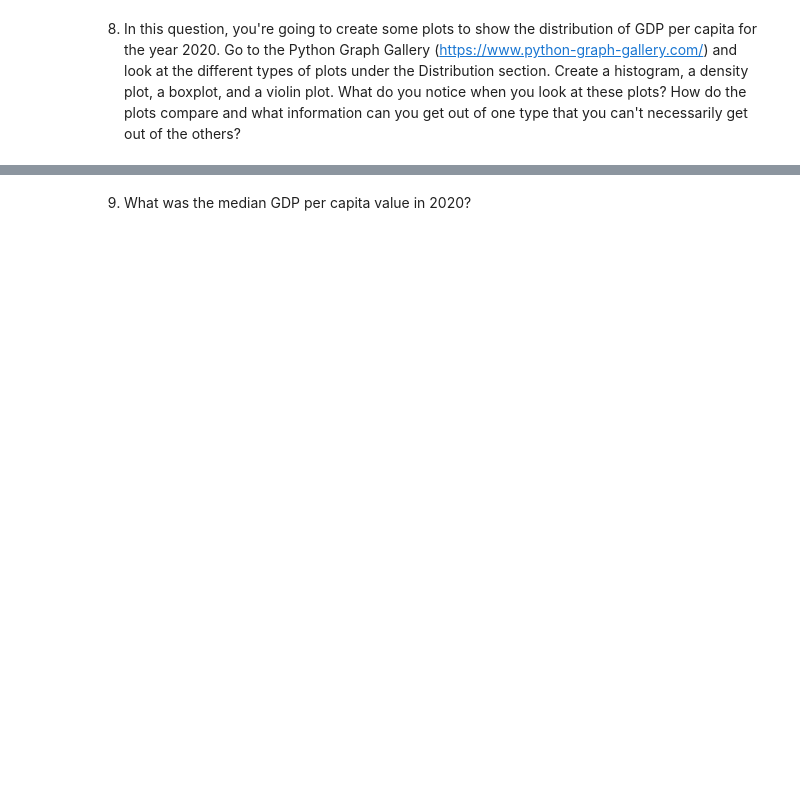
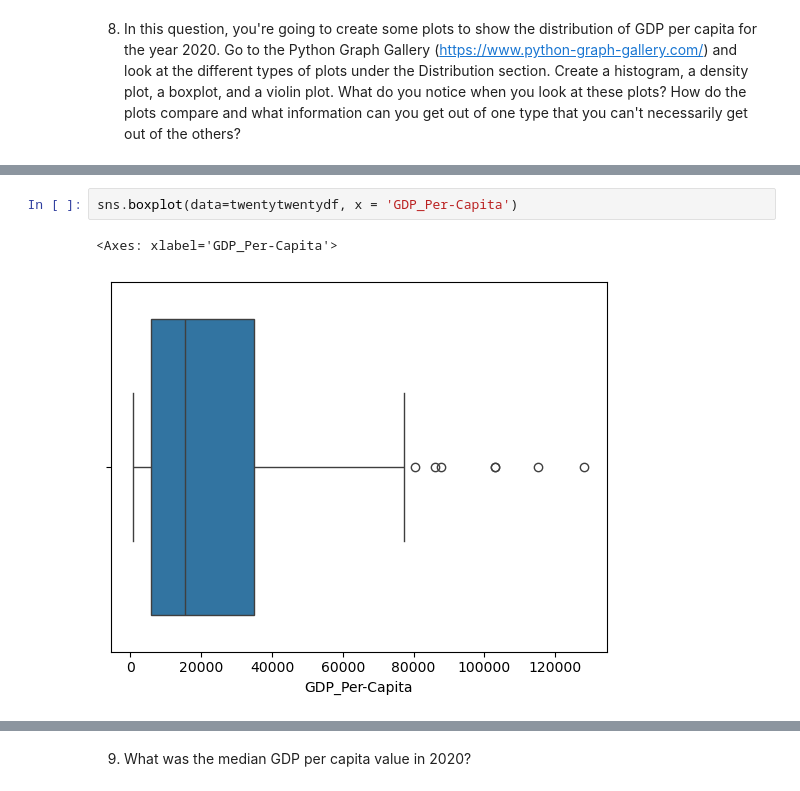
Before and after one commit to NSS-Data-Analytics-Cohort-14/gdp-and-internet-usage-jmo703, a Jupyter notebook: notebooks/python_project.ipynb, the cells around one changed output, grey strips where cells are left out. Saved outputs shown, nothing was run; the diff lists cells and outputs as text; blank space fills up the shorter version.

```diff
--- a/notebooks/python_project.ipynb
+++ b/notebooks/python_project.ipynb
@@ -86,0 +124,5 @@ AttributeError: module 'seaborn' has no attribute 'gdp_df'
+# %%
+sns.boxplot(data=twentytwentydf, x = 'GDP_Per-Capita')
+# %% [output]
+<Axes: xlabel='GDP_Per-Capita'>
+[figure, added]
```
Also changed, not shown: parts of 20 cells of this notebook.
